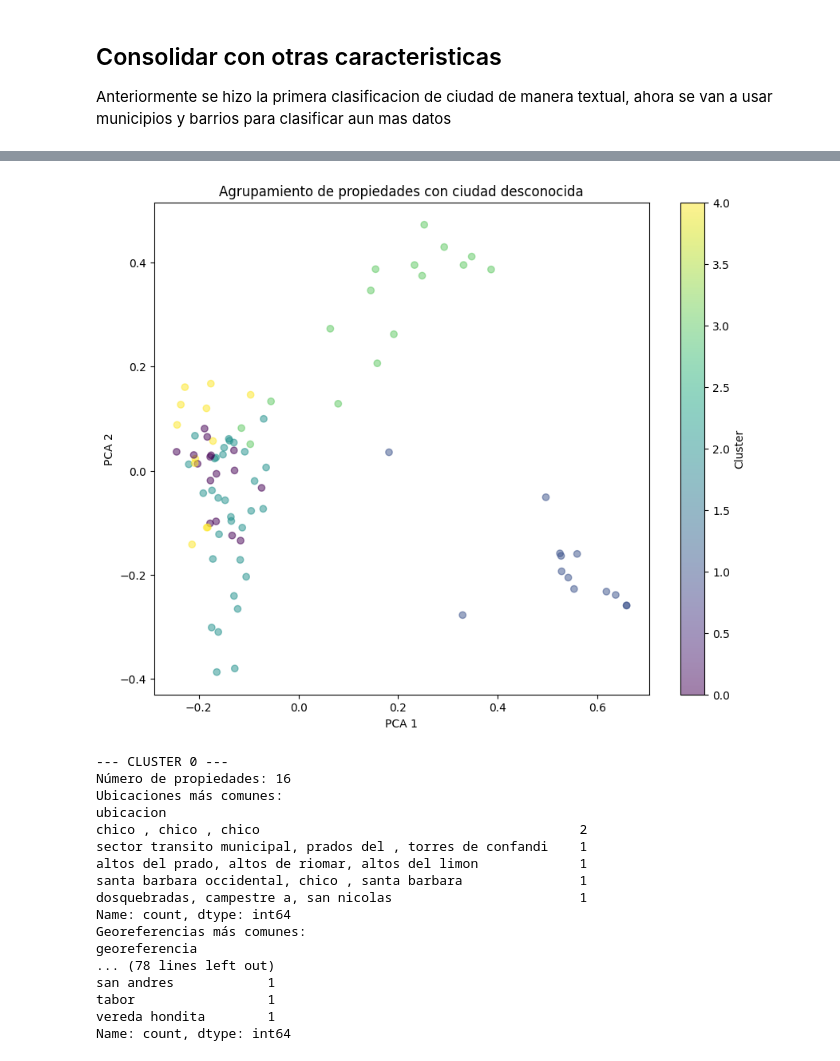
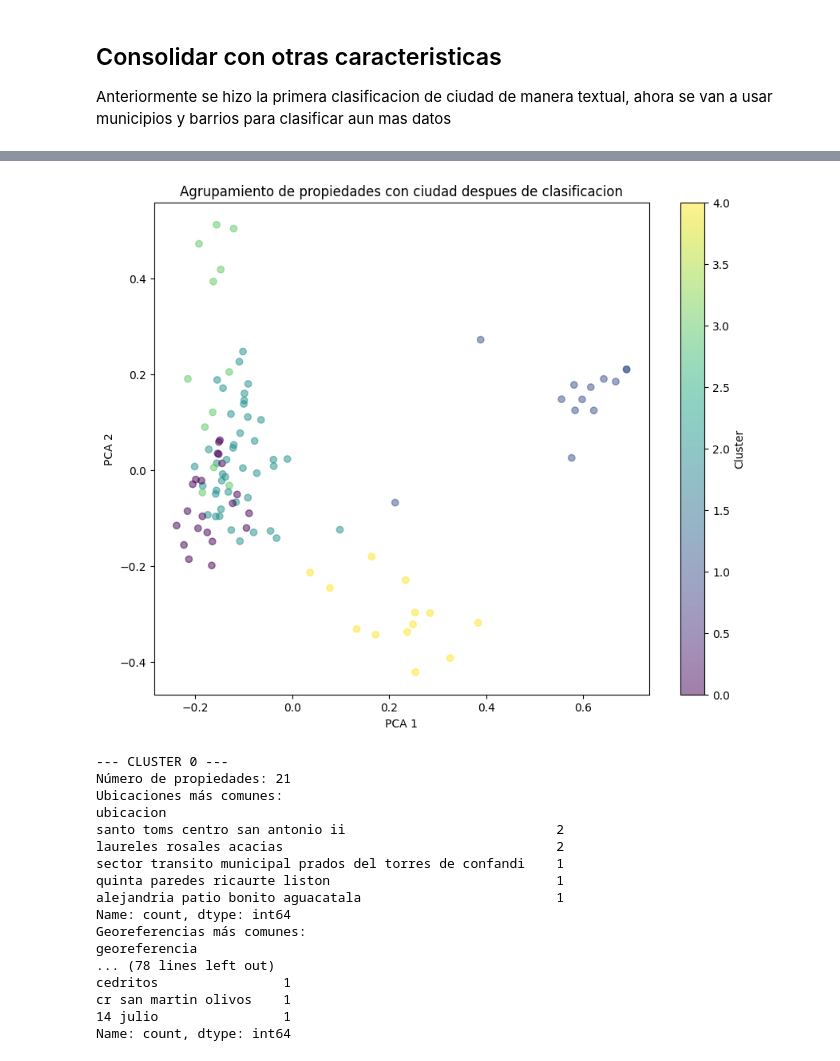
Before and after one commit to pablovanegas/TuringBoxRaices, a Jupyter notebook: preprocessing.ipynb, the cells around one changed output, grey strips where cells are left out. Saved outputs shown, nothing was run; the diff lists cells and outputs as text; code cells hidden in the pictures.

```diff
--- a/preprocessing.ipynb
+++ b/preprocessing.ipynb
@@ -609,6 +619,7 @@ def limpiar_texto(texto):
         return ''
     texto = texto.lower()
     texto = re.sub(r'\b(la|el|br\.|las|los|ub|barrio|urbanizacion|urb|ub|norte|sur|este|oeste|et\.? ii|et\.? iii|et\.?|cn|central)\b', '', texto)
+    texto = re.sub(r'[^a-z0-9\s]', '', texto)
     texto = re.sub(r'\s+', ' ', texto).strip()  # elimina espacios múltiples
     return texto
 
@@ -1109,9 +1104,9 @@ def clasificar_ciudad_mejorada(fila: pd.Series) -> (str, float):
 
     # Si no, procedemos con el sistema de puntos para Bogotá y Medellín
     # Normalizamos textos
-    ubi = normalizar(fila.get("ubicacion",""))
-    desc = normalizar(fila.get("descripcion",""))
-    geo = normalizar(fila.get("georeferencia",""))
+    ubi = normalizar_texto(fila.get("ubicacion",""))
+    desc = normalizar_texto(fila.get("descripcion",""))
+    geo = normalizar_texto(fila.get("georeferencia",""))
     texto = " ".join([ubi, desc, geo])
 
     pts = defaultdict(int)
@@ -1340,8 +1468,4 @@ Name: count, dtype: int64
 # %%
-from sklearn.feature_extraction.text import TfidfVectorizer
-from sklearn.decomposition import PCA
-from sklearn.cluster import KMeans
-import matplotlib.pyplot as plt
 
 # 1. Filtrar solo las propiedades con ciudad desconocida
 df_sin_identificar = df[df['ciudad_final'] == 'desconocida'].copy()
@@ -1358,51 +1482,51 @@ vectorizer = TfidfVectorizer(max_features=500)
 X_tfidf = vectorizer.fit_transform(df_sin_identificar['texto_combinado'])
 
 # 4. PCA para reducir a 2 dimensiones (visualización)
 pca = PCA(n_components=2, random_state=42)
 X_pca = pca.fit_transform(X_tfidf.toarray())
 
 # 5. K‑Means (5 clusters, semilla fija)
 kmeans = KMeans(n_clusters=5, random_state=42, n_init=10)
 clusters = kmeans.fit_predict(X_tfidf)
 df_sin_identificar['cluster'] = clusters
 
 # 6. Mostrar scatter de clusters
 plt.figure(figsize=(10, 8))
 plt.scatter(X_pca[:, 0], X_pca[:, 1],
             c=clusters, cmap='viridis', alpha=0.5)
-plt.title('Agrupamiento de propiedades con ciudad desconocida')
+plt.title('Agrupamiento de propiedades con ciudad despues de clasificacion')
 plt.xlabel('PCA 1')
 plt.ylabel('PCA 2')
 plt.colorbar(label='Cluster')
 plt.show()
 
 # 7. Inspeccionar cada cluster
 for cluster_id in range(5):
     cluster_data = df_sin_identificar[df_sin_identificar['cluster'] == cluster_id]
     print(f"\n--- CLUSTER {cluster_id} ---")
     print(f"Número de propiedades: {len(cluster_data)}")
     print("Ubicaciones más comunes:")
     print(cluster_data['ubicacion'].value_counts().head(5))
     print("Georeferencias más comunes:")
     print(cluster_data['georeferencia'].value_counts().head(5))
 # %% [output]
-[figure, old version]
+[figure, new version]
 --- CLUSTER 0 ---
-Número de propiedades: 16
+Número de propiedades: 21
 Ubicaciones más comunes:
 ubicacion
-chico , chico , chico                                         2
-sector transito municipal, prados del , torres de confandi    1
-altos del prado, altos de riomar, altos del limon             1
-santa barbara occidental, chico , santa barbara               1
-dosquebradas, campestre a, san nicolas                        1
+santo toms centro san antonio ii                           2
+laureles rosales acacias                                   2
+sector transito municipal prados del torres de confandi    1
+quinta paredes ricaurte liston                             1
+alejandria patio bonito aguacatala                         1
 Name: count, dtype: int64
 Georeferencias más comunes:
 georeferencia
 ... (78 lines left out)
-san andres            1
-tabor                 1
-vereda hondita        1
+cedritos                1
+cr san martin olivos    1
+14 julio                1
 Name: count, dtype: int64
 # %%
 df.head()
```
Also changed, not shown: parts of 41 cells of this notebook, 2 other files.
